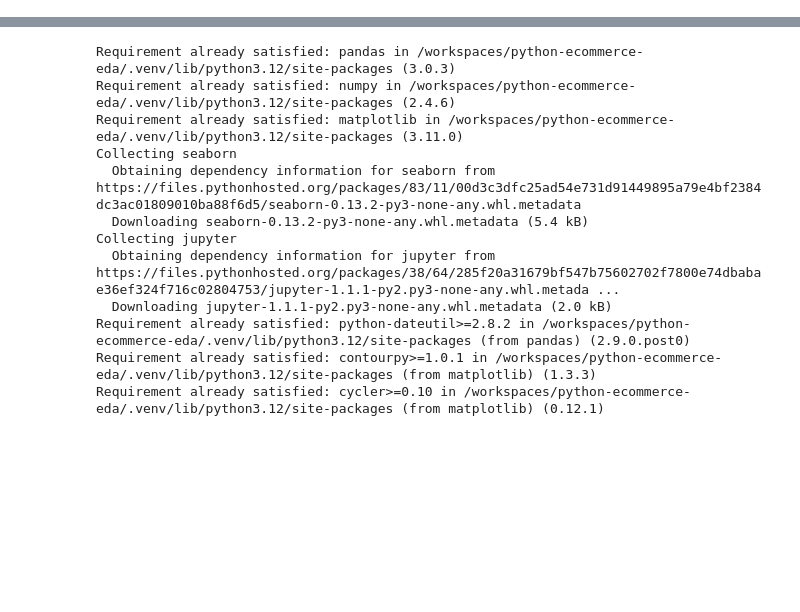
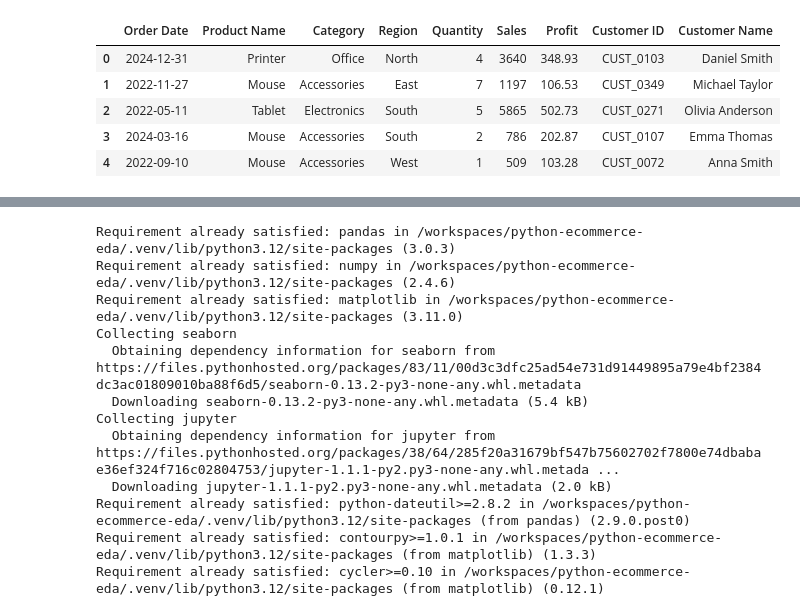
Before and after one commit to SharafaDeen07/python-ecommerce-eda, a Jupyter notebook: Notebooks/ecommerce_eda.ipynb, the cells around one changed output, grey strips where cells are left out. Drawn from its saved outputs; the diff is of its cells as text; code cells hidden in the pictures; blank space fills up the shorter version.

```diff
--- a/Notebooks/ecommerce_eda.ipynb
+++ b/Notebooks/ecommerce_eda.ipynb
@@ -13,0 +161,9 @@ NameError: name 'df' is not defined
+# %%
+df.head()
+# %% [output]
+|  | Order Date | Product Name | Category | Region | Quantity | Sales | Profit | Customer ID | Customer Name |
+| 0 | 2024-12-31 | Printer | Office | North | 4 | 3640 | 348.93 | CUST_0103 | Daniel Smith |
+| 1 | 2022-11-27 | Mouse | Accessories | East | 7 | 1197 | 106.53 | CUST_0349 | Michael Taylor |
+| 2 | 2022-05-11 | Tablet | Electronics | South | 5 | 5865 | 502.73 | CUST_0271 | Olivia Anderson |
+| 3 | 2024-03-16 | Mouse | Accessories | South | 2 | 786 | 202.87 | CUST_0107 | Emma Thomas |
+| 4 | 2022-09-10 | Mouse | Accessories | West | 1 | 509 | 103.28 | CUST_0072 | Anna Smith |
```
Also changed, not shown: parts of 11 cells of this notebook, 3 other files.
